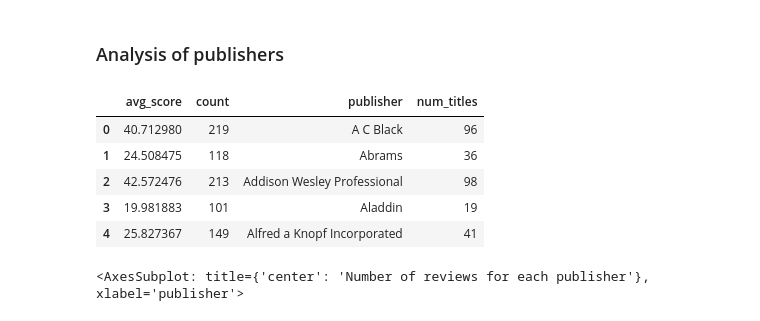
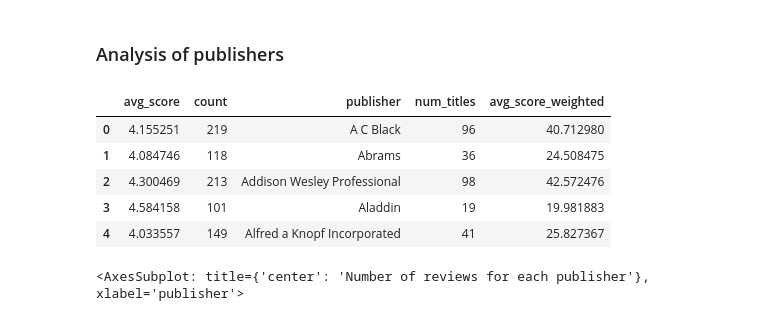
Before and after one commit to AndreaAlberti07/Amazon-books-reviews-ML, a Jupyter notebook: notebooks/hypotesis_testing/hypothesis_7.ipynb, the cells around one changed output. Saved outputs shown, nothing was run; the diff lists cells and outputs as text; code cells hidden in the pictures.

```diff
--- a/notebooks/hypotesis_testing/hypothesis_7.ipynb
+++ b/notebooks/hypotesis_testing/hypothesis_7.ipynb
@@ -211,16 +220,16 @@ pipeline_remove = {'$match':{
 
 results_2 = books.aggregate([pipeline_missing, pipeline_average_rating, pipeline_project, pipeline_remove])
 
-df_results_2 = pd.DataFrame(list(results_2))
-df_results_2.avg_score = df_results_2.avg_score*np.sqrt(df_results_2.num_titles)
+df_results_2_publisher = pd.DataFrame(list(results_2))
+df_results_2_publisher['avg_score_weighted'] = df_results_2_publisher.avg_score*np.sqrt(df_results_2_publisher.num_titles)
 # %%
-df_results_2.head()
+df_results_2_publisher.head()
 # %% [output]
-|  | avg_score | count | publisher | num_titles |
-| 0 | 40.712980 | 219 | A C Black | 96 |
-| 1 | 24.508475 | 118 | Abrams | 36 |
-| 2 | 42.572476 | 213 | Addison Wesley Professional | 98 |
-| 3 | 19.981883 | 101 | Aladdin | 19 |
-| 4 | 25.827367 | 149 | Alfred a Knopf Incorporated | 41 |
+|  | avg_score | count | publisher | num_titles | avg_score_weighted |
+| 0 | 4.155251 | 219 | A C Black | 96 | 40.712980 |
+| 1 | 4.084746 | 118 | Abrams | 36 | 24.508475 |
+| 2 | 4.300469 | 213 | Addison Wesley Professional | 98 | 42.572476 |
+| 3 | 4.584158 | 101 | Aladdin | 19 | 19.981883 |
+| 4 | 4.033557 | 149 | Alfred a Knopf Incorporated | 41 | 25.827367 |
 # %%
 # Analyze the top 20 publishers with the highest average rating
```
Also changed, not shown: parts of 13 cells of this notebook.
